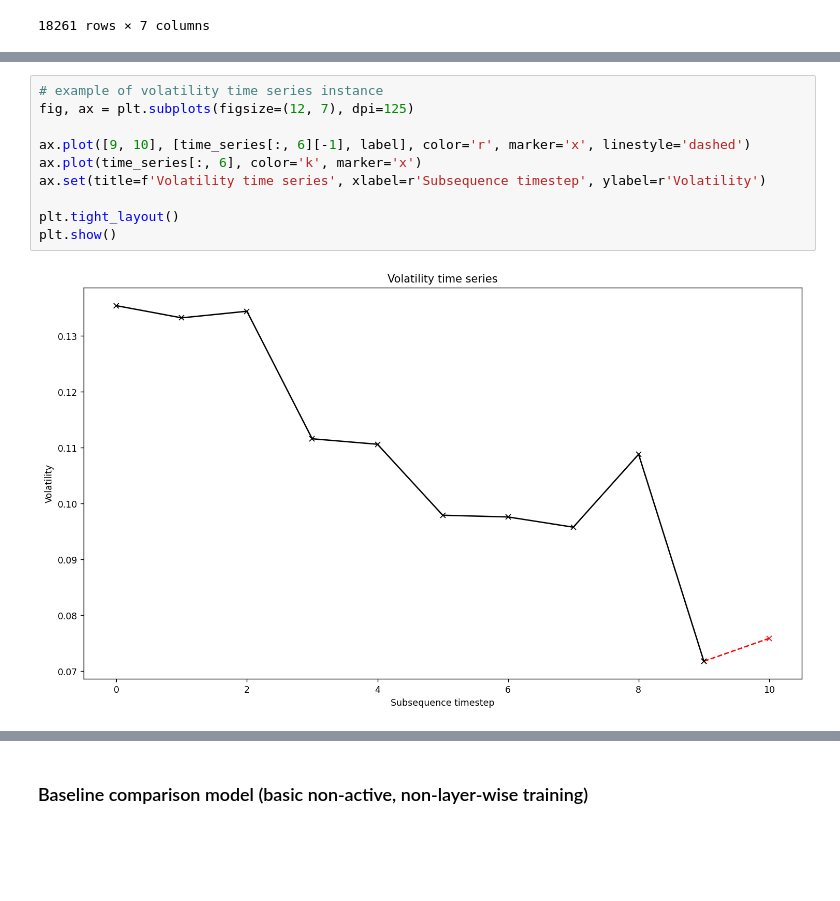
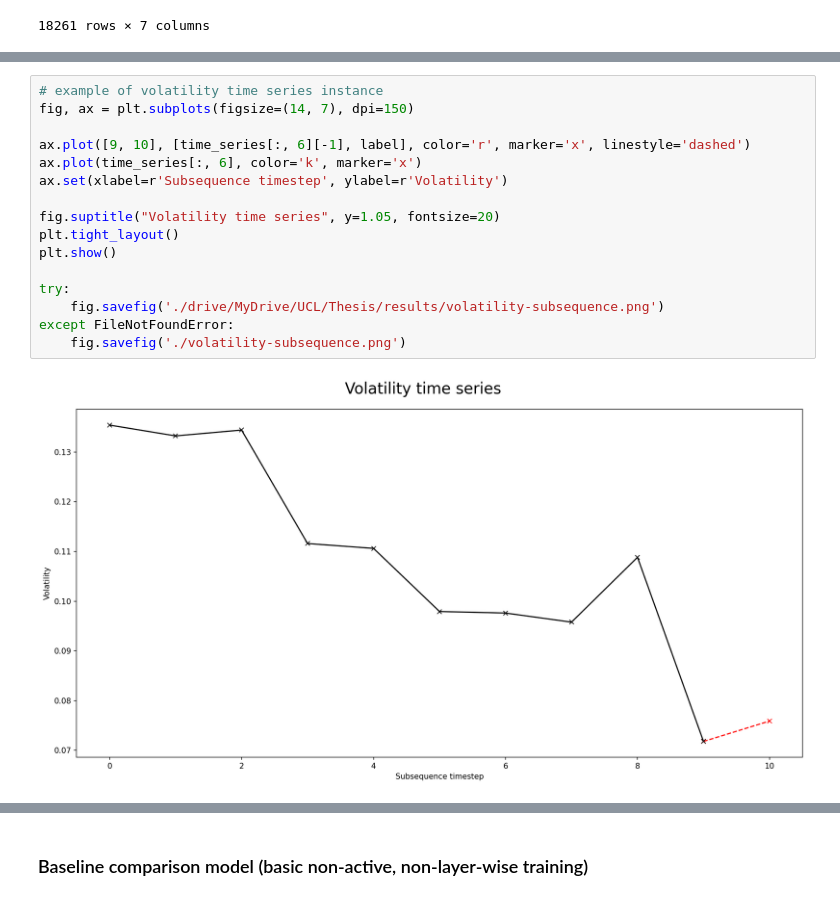
Before and after one commit to gittmp/efficient-deep-learning, a Jupyter notebook: Program/risk-forecasting.ipynb, the cells around one changed output, grey strips where cells are left out. Saved outputs shown, nothing was run; the diff lists cells and outputs as text; blank space fills up the shorter version.

```diff
--- a/Program/risk-forecasting.ipynb
+++ b/Program/risk-forecasting.ipynb
@@ -252,15 +270,21 @@ plt.show()
 # %%
 # example of volatility time series instance
-fig, ax = plt.subplots(figsize=(12, 7), dpi=125)
+fig, ax = plt.subplots(figsize=(14, 7), dpi=150)
 
 ax.plot([9, 10], [time_series[:, 6][-1], label], color='r', marker='x', linestyle='dashed')
 ax.plot(time_series[:, 6], color='k', marker='x')
-ax.set(title=f'Volatility time series', xlabel=r'Subsequence timestep', ylabel=r'Volatility')
+ax.set(xlabel=r'Subsequence timestep', ylabel=r'Volatility')
 
+fig.suptitle("Volatility time series", y=1.05, fontsize=20)
 plt.tight_layout()
 plt.show()
+
+try:
+    fig.savefig('./drive/MyDrive/UCL/Thesis/results/volatility-subsequence.png')
+except FileNotFoundError:
+    fig.savefig('./volatility-subsequence.png')
 # %% [output]
-[figure, old version]
+[figure, new version]
 # %%
 # plot the train-test split data
 fig, ax = plt.subplots(figsize=(14, 6), dpi=150)
```
Also changed, not shown: parts of 21 cells of this notebook, 2 other files.
